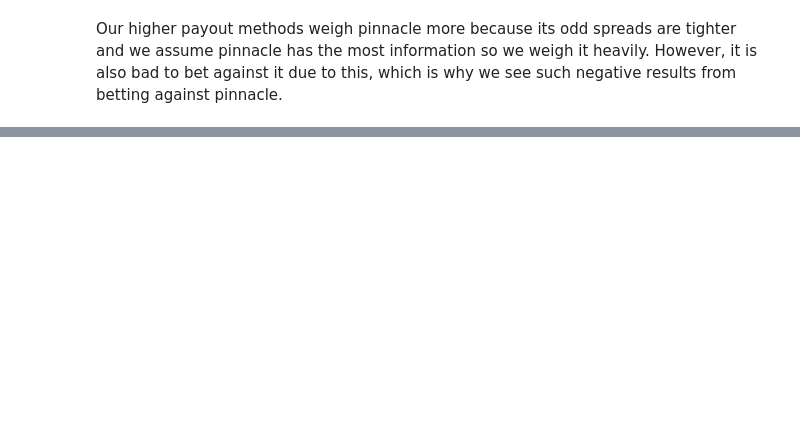
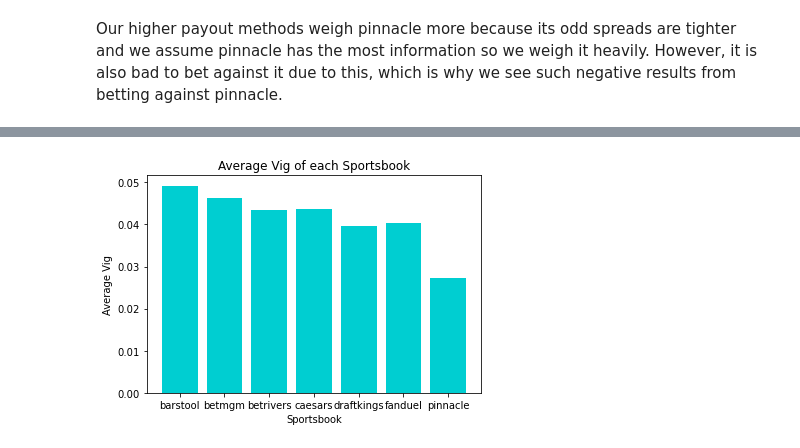
Before and after one commit to donovannickol/sportsbettingalg, a Jupyter notebook: demo.ipynb, the cells around one changed output, grey strips where cells are left out. Drawn from its saved outputs; the diff is of its cells as text; code cells hidden in the pictures; blank space fills up the shorter version.

```diff
--- a/demo.ipynb
+++ b/demo.ipynb
@@ -600,0 +606,9 @@ plt.show()
+# %%
+vigmeans = vigs.groupby('sportsbook').mean()
+plt.bar(list(vigmeans.index), vigmeans.values.flatten(), width = .8, color = 'darkturquoise')
+plt.title('Average Vig of each Sportsbook')
+plt.xlabel('Sportsbook')
+plt.ylabel('Average Vig')
+plt.show()
+# %% [output]
+[figure, added]
```
Also changed, not shown: parts of 4 cells of this notebook, 1 other file.
